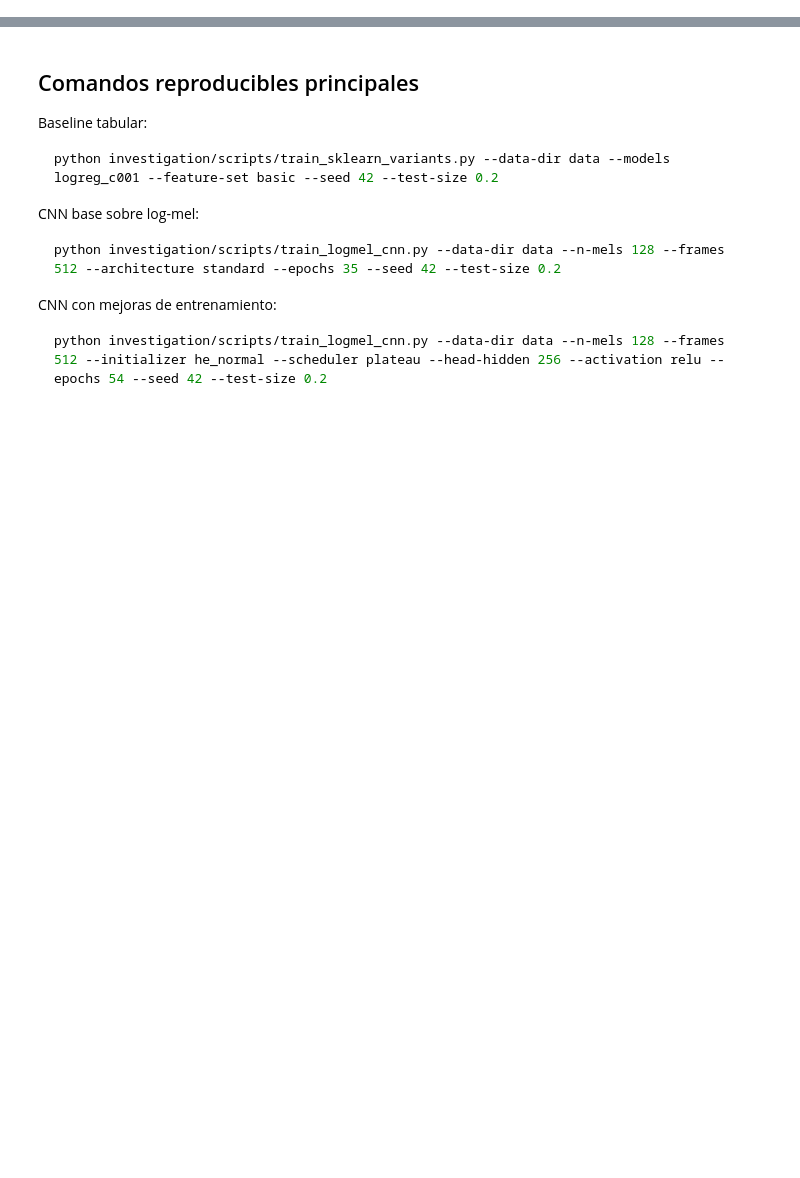
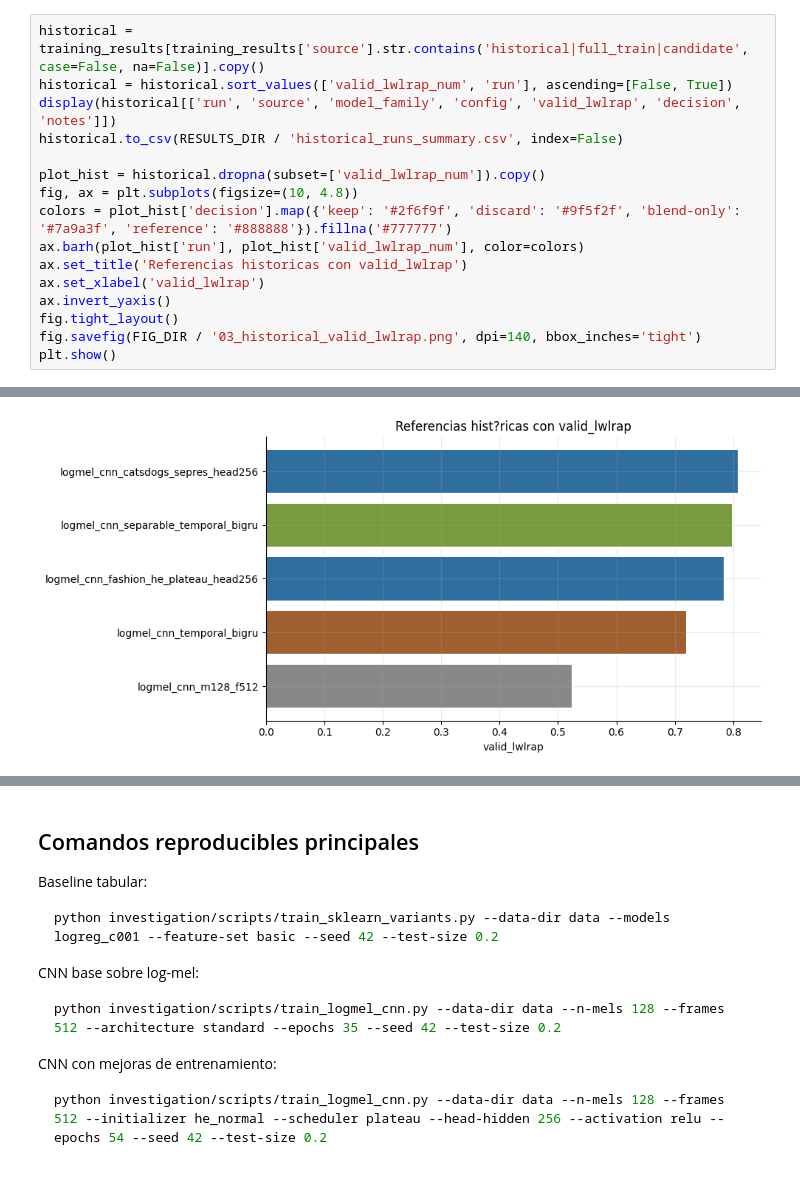
Before and after one commit to srodriguez-lefebre/2_TallerAA, a Jupyter notebook: 03_entrenamiento/01_baselines_y_modelos.ipynb, the cells around one changed output, grey strips where cells are left out. Drawn from its saved outputs; the diff is of its cells as text; blank space fills up the shorter version.

```diff
--- a/03_entrenamiento/01_baselines_y_modelos.ipynb
+++ b/03_entrenamiento/01_baselines_y_modelos.ipynb
@@ -39,0 +134,17 @@ Estos son los hitos que hay que contar en la entrega. No todos son una corrida f
+# %%
+historical = training_results[training_results['source'].str.contains('historical|full_train|candidate', case=False, na=False)].copy()
+historical = historical.sort_values(['valid_lwlrap_num', 'run'], ascending=[False, True])
+display(historical[['run', 'source', 'model_family', 'config', 'valid_lwlrap', 'decision', 'notes']])
+historical.to_csv(RESULTS_DIR / 'historical_runs_summary.csv', index=False)
+
+plot_hist = historical.dropna(subset=['valid_lwlrap_num']).copy()
+fig, ax = plt.subplots(figsize=(10, 4.8))
+colors = plot_hist['decision'].map({'keep': '#2f6f9f', 'discard': '#9f5f2f', 'blend-only': '#7a9a3f', 'reference': '#888888'}).fillna('#777777')
+ax.barh(plot_hist['run'], plot_hist['valid_lwlrap_num'], color=colors)
+ax.set_title('Referencias historicas con valid_lwlrap')
+ax.set_xlabel('valid_lwlrap')
+ax.invert_yaxis()
+fig.tight_layout()
+fig.savefig(FIG_DIR / '03_historical_valid_lwlrap.png', dpi=140, bbox_inches='tight')
+plt.show()
+# %% [output]
@@ -39,0 +159 @@ Estos son los hitos que hay que contar en la entrega. No todos son una corrida f
+[figure, added]
```
Also changed, not shown: parts of 27 cells of this notebook, 16 other files.
